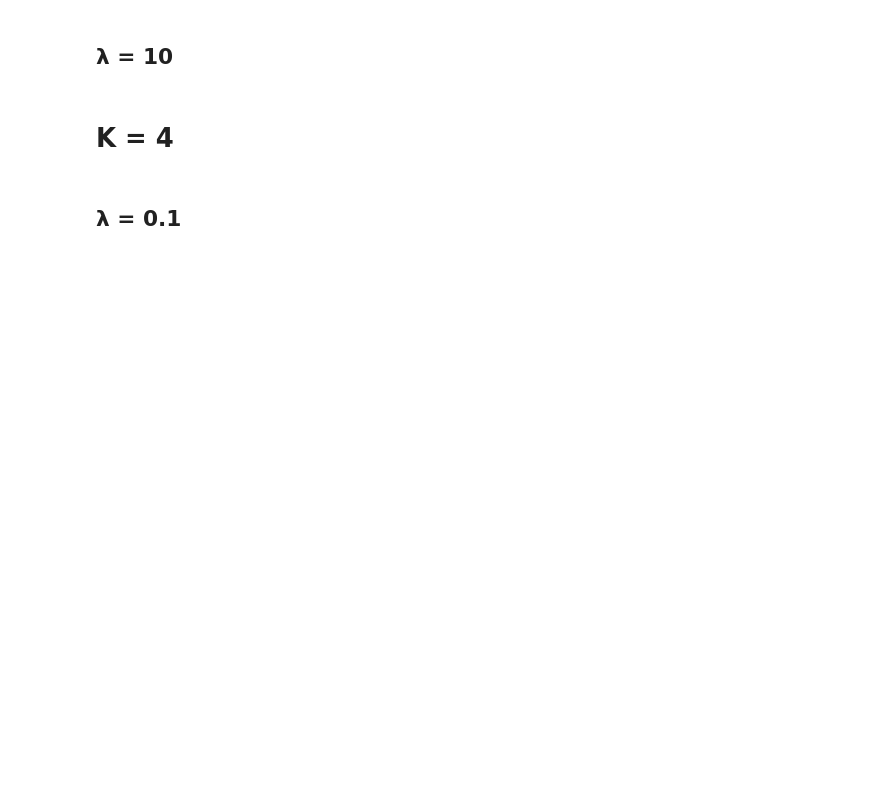
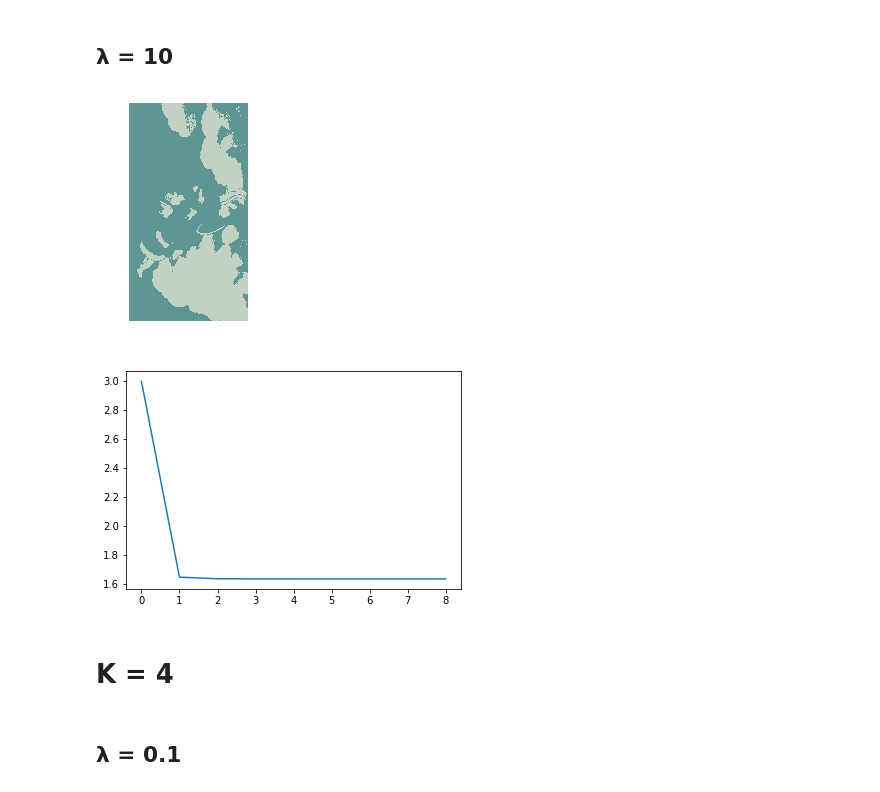
Before and after one commit to yuseon27/PatternRecognition, a Jupyter notebook: Assignment07/Assignment 07.ipynb, the cells around one changed output. Cells and saved outputs as stored; diff of their text form; code cells hidden in the pictures; blank space fills up the shorter version.

```diff
--- a/Assignment07/Assignment 07.ipynb
+++ b/Assignment07/Assignment 07.ipynb
@@ -240,7 +246,10 @@ kmeans(k_num=2, lamda=1)
 # %% [markdown]
 ## λ = 10
 # %%
-kmeans(k_num=2, lamda=10)
+kmeans(k_num=2, lamda=10000)
+# %% [output]
+[figure, added]
+[figure, added]
 # %% [markdown]
 # K = 4
 # %% [markdown]
```
Also changed, not shown: parts of 8 cells of this notebook.
